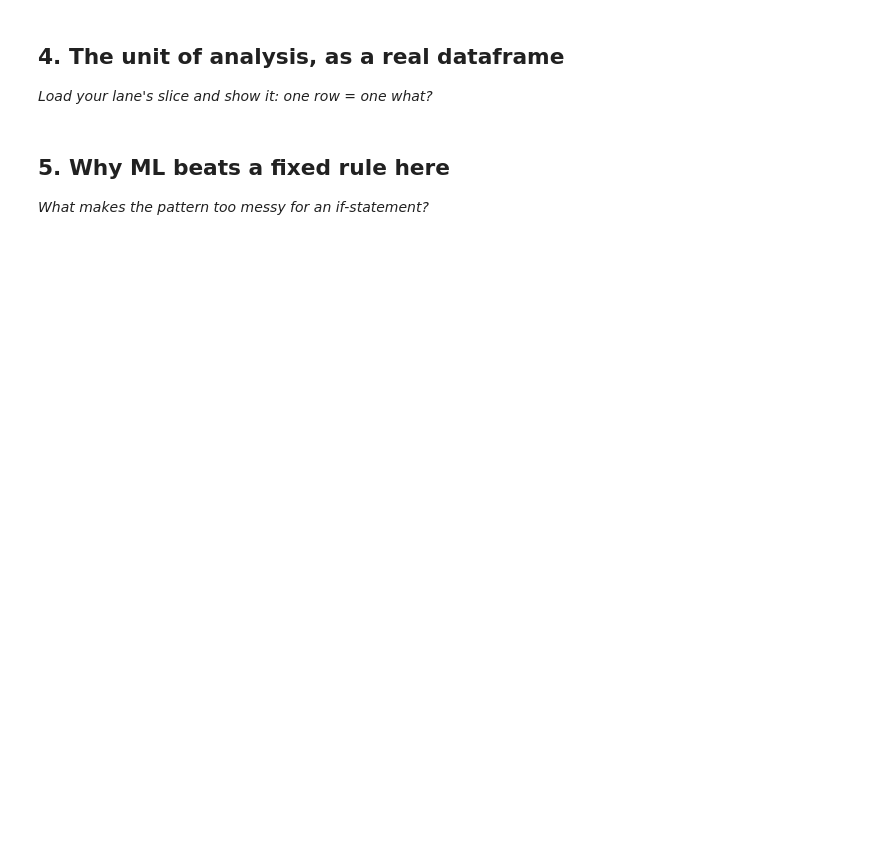
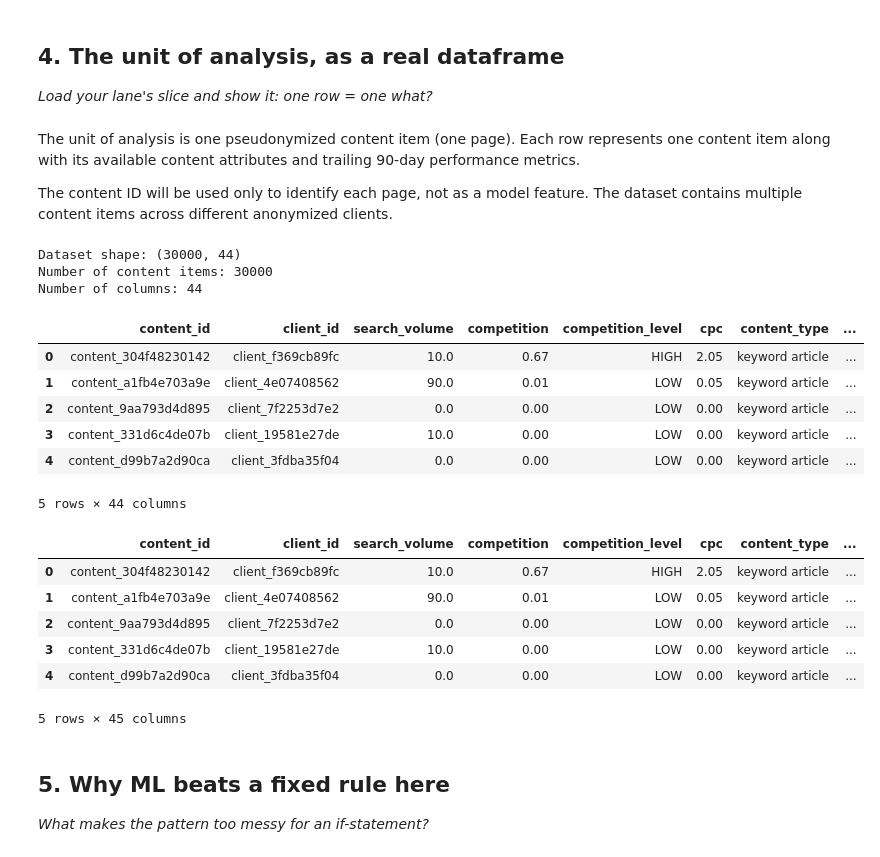
Before and after one commit to mhv-codes/flyrank-ml-internship, a Jupyter notebook: work/notebooks/w02_ml_task_framing.ipynb, the cells around one changed output. Cells and saved outputs as stored; diff of their text form; code cells hidden in the pictures; blank space fills up the shorter version.

```diff
--- a/work/notebooks/w02_ml_task_framing.ipynb
+++ b/work/notebooks/w02_ml_task_framing.ipynb
@@ -31,6 +56,48 @@ This skeleton is yours to fill. Work the sections **in order** — each one has
 ## 4. The unit of analysis, as a real dataframe
 
 *Load your lane's slice and show it: one row = one what?*
+# %% [markdown]
+The unit of analysis is one pseudonymized content item (one page). Each row represents one content item along with its available content attributes and trailing 90-day performance metrics.
+
+The content ID will be used only to identify each page, not as a model feature. The dataset contains multiple content items across different anonymized clients.
+# %%
+import pandas as pd
+
+url = "https://raw.githubusercontent.com/mhv-codes/flyrank-ml-internship/main/data/raw/content_refresh_anonymized.csv"
+
+df = pd.read_csv(url)
+
+print("Dataset shape:", df.shape)
+print("Number of content items:", len(df))
+print("Number of columns:", len(df.columns))
+
+display(df.head())
+
+# Sketch the future target column.
+# Labels are left empty because verified review outcomes
+# are not available in the starter dataset.
+df_preview = df.head(5).copy()
+df_preview["review_priority_proxy"] = pd.NA
+
+display(df_preview)
+# %% [output]
+Dataset shape: (30000, 44)
+Number of content items: 30000
+Number of columns: 44
+|  | content_id | client_id | search_volume | competition | competition_level | cpc | content_type | ... |
+| 0 | content_304f48230142 | client_f369cb89fc | 10.0 | 0.67 | HIGH | 2.05 | keyword article | ... |
+| 1 | content_a1fb4e703a9e | client_4e07408562 | 90.0 | 0.01 | LOW | 0.05 | keyword article | ... |
+| 2 | content_9aa793d4d895 | client_7f2253d7e2 | 0.0 | 0.00 | LOW | 0.00 | keyword article | ... |
+| 3 | content_331d6c4de07b | client_19581e27de | 10.0 | 0.00 | LOW | 0.00 | keyword article | ... |
+| 4 | content_d99b7a2d90ca | client_3fdba35f04 | 0.0 | 0.00 | LOW | 0.00 | keyword article | ... |
+5 rows × 44 columns
+|  | content_id | client_id | search_volume | competition | competition_level | cpc | content_type | ... |
+| 0 | content_304f48230142 | client_f369cb89fc | 10.0 | 0.67 | HIGH | 2.05 | keyword article | ... |
+| 1 | content_a1fb4e703a9e | client_4e07408562 | 90.0 | 0.01 | LOW | 0.05 | keyword article | ... |
+| 2 | content_9aa793d4d895 | client_7f2253d7e2 | 0.0 | 0.00 | LOW | 0.00 | keyword article | ... |
+| 3 | content_331d6c4de07b | client_19581e27de | 10.0 | 0.00 | LOW | 0.00 | keyword article | ... |
+| 4 | content_d99b7a2d90ca | client_3fdba35f04 | 0.0 | 0.00 | LOW | 0.00 | keyword article | ... |
+5 rows × 45 columns
 # %%
 # This cell is for CODE (numbers, a query, a check).
 # Write your text answer in the cell ABOVE this one — typing sentences here breaks Run All.
```
Also changed, not shown: parts of 5 cells of this notebook.
